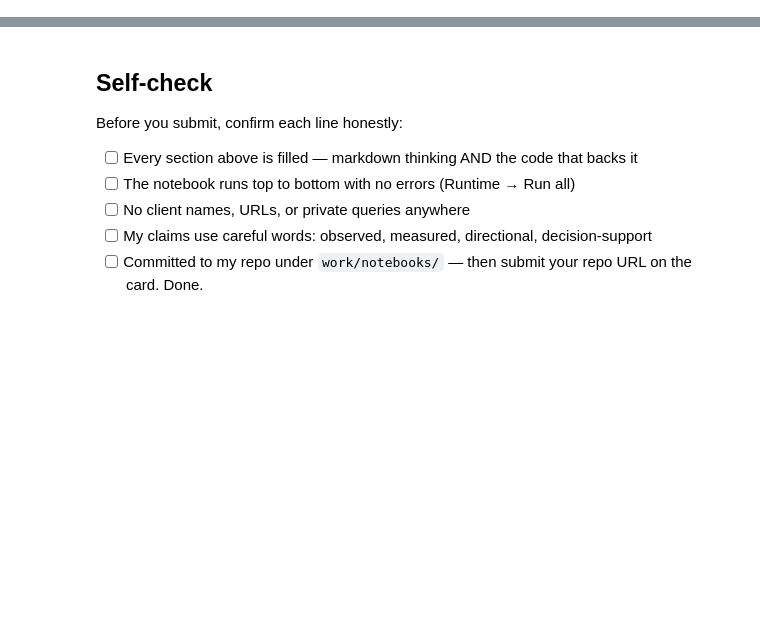
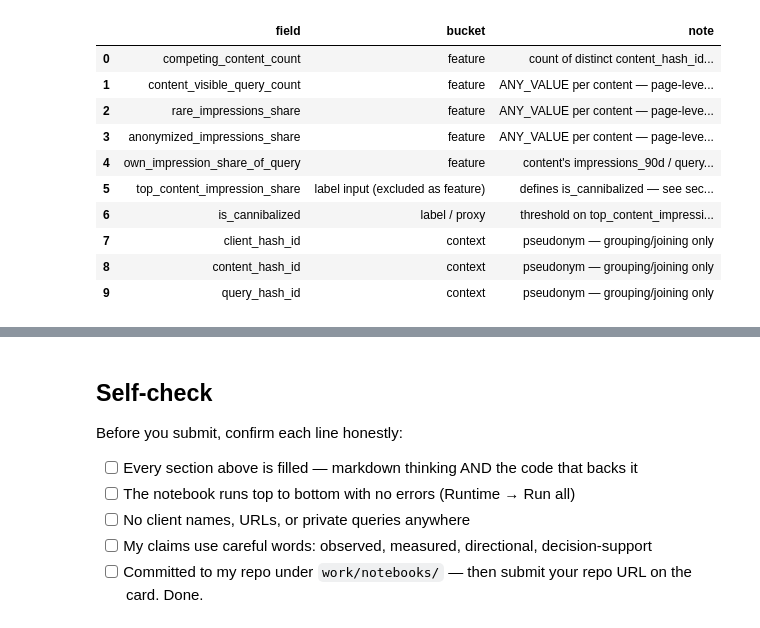
Before and after one commit to anasYaha/Flyrank-ml-internship, a Jupyter notebook: work/notebooks/w03_data_contract.ipynb, the cells around one changed output, grey strips where cells are left out. Cells and saved outputs as stored; diff of their text form; code cells hidden in the pictures; blank space fills up the shorter version.

```diff
--- a/work/notebooks/w03_data_contract.ipynb
+++ b/work/notebooks/w03_data_contract.ipynb
@@ -36,0 +116,28 @@ This skeleton is yours to fill. Work the sections **in order** — each one has
+# %%
+import pandas as pd
+
+fields = pd.DataFrame([
+    ('competing_content_count',        'feature', 'count of distinct content_hash_id per (client, query)'),
+    ('content_visible_query_count',    'feature', 'ANY_VALUE per content — page-level context, repeats per query row'),
+    ('rare_impressions_share',         'feature', 'ANY_VALUE per content — page-level context, repeats per query row'),
+    ('anonymized_impressions_share',   'feature', 'ANY_VALUE per content — page-level context, repeats per query row'),
+    ('own_impression_share_of_query',  'feature', "content's impressions_90d / query's total impressions_90d"),
+    ('top_content_impression_share',   'label input (excluded as feature)', 'defines is_cannibalized — see section 3 trap'),
+    ('is_cannibalized',                'label / proxy', 'threshold on top_content_impression_share, built in section 3'),
+    ('client_hash_id',                 'context', 'pseudonym — grouping/joining only'),
+    ('content_hash_id',                'context', 'pseudonym — grouping/joining only'),
+    (QUERY_ID_COL,                     'context', 'pseudonym — grouping/joining only'),
+], columns=['field', 'bucket', 'note'])
+fields
+# %% [output]
+|  | field | bucket | note |
+| 0 | competing_content_count | feature | count of distinct content_hash_id... |
+| 1 | content_visible_query_count | feature | ANY_VALUE per content — page-leve... |
+| 2 | rare_impressions_share | feature | ANY_VALUE per content — page-leve... |
+| 3 | anonymized_impressions_share | feature | ANY_VALUE per content — page-leve... |
+| 4 | own_impression_share_of_query | feature | content's impressions_90d / query... |
+| 5 | top_content_impression_share | label input (excluded as feature) | defines is_cannibalized — see sec... |
+| 6 | is_cannibalized | label / proxy | threshold on top_content_impressi... |
+| 7 | client_hash_id | context | pseudonym — grouping/joining only |
+| 8 | content_hash_id | context | pseudonym — grouping/joining only |
+| 9 | query_hash_id | context | pseudonym — grouping/joining only |
```
Also changed, not shown: parts of 26 cells of this notebook.
